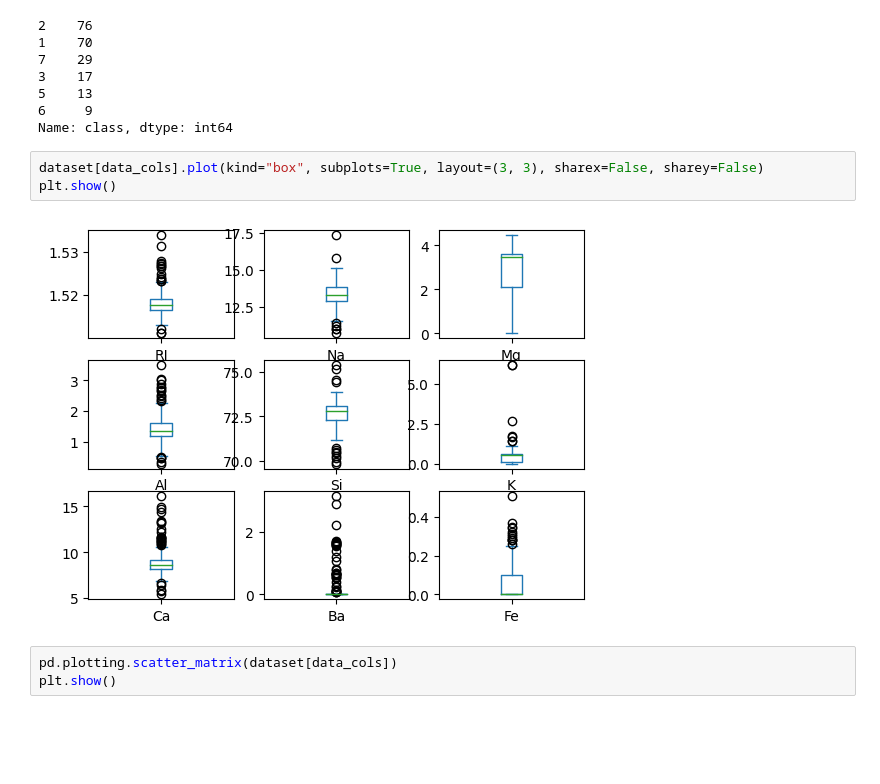
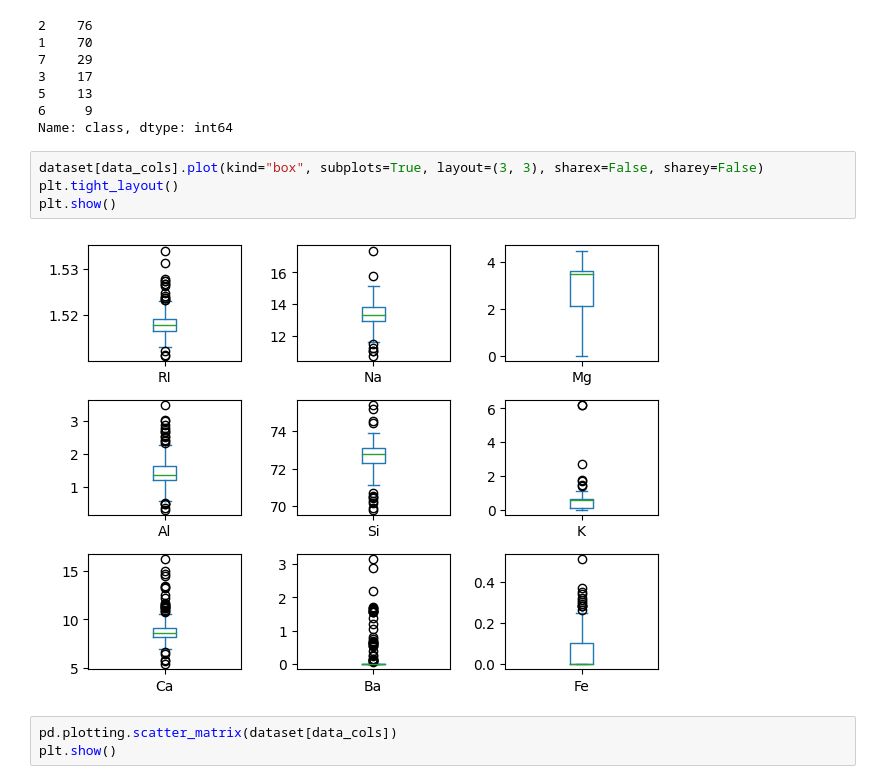
Before and after one commit to tchojnacki/uni-sem-6-ai, a Jupyter notebook: classification/glass.ipynb, the cells around one changed output. Cells and saved outputs as stored; diff of their text form; blank space fills up the shorter version.

```diff
--- a/classification/glass.ipynb
+++ b/classification/glass.ipynb
@@ -88,9 +90,10 @@ dataset[target_col].value_counts()
 Name: class, dtype: int64
 # %%
 dataset[data_cols].plot(kind="box", subplots=True, layout=(3, 3), sharex=False, sharey=False)
+plt.tight_layout()
 plt.show()
 # %% [output]
-[figure, old version]
+[figure, new version]
 # %%
 pd.plotting.scatter_matrix(dataset[data_cols])
 plt.show()
```
Also changed, not shown: parts of 16 cells of this notebook.
